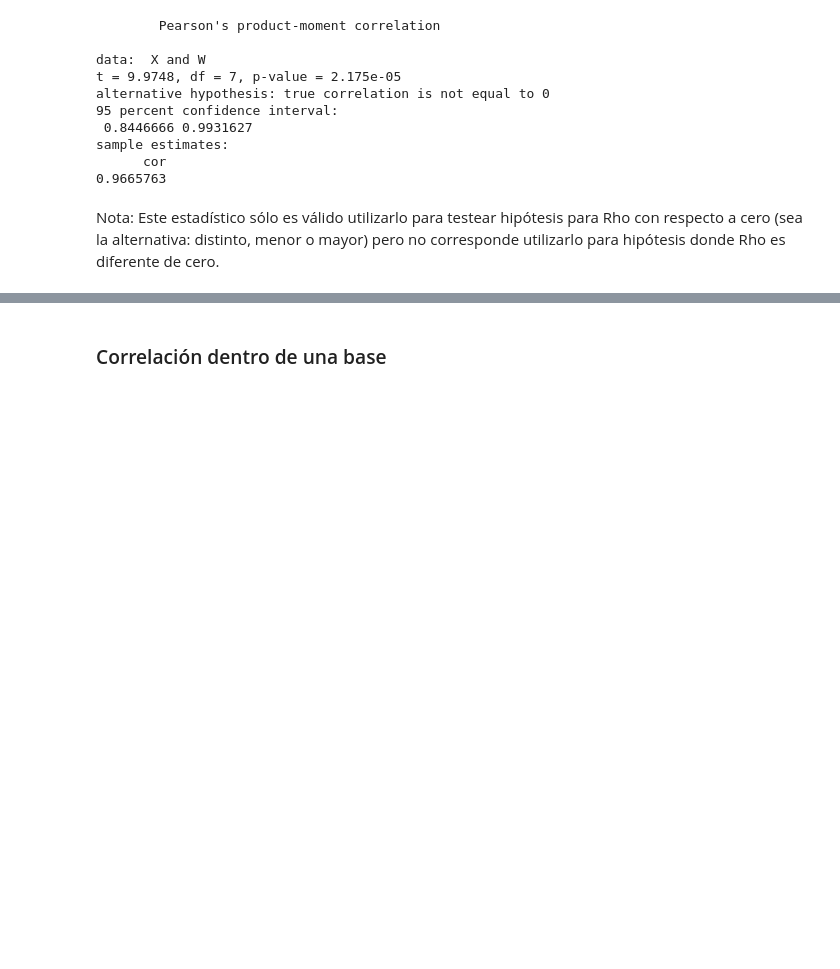
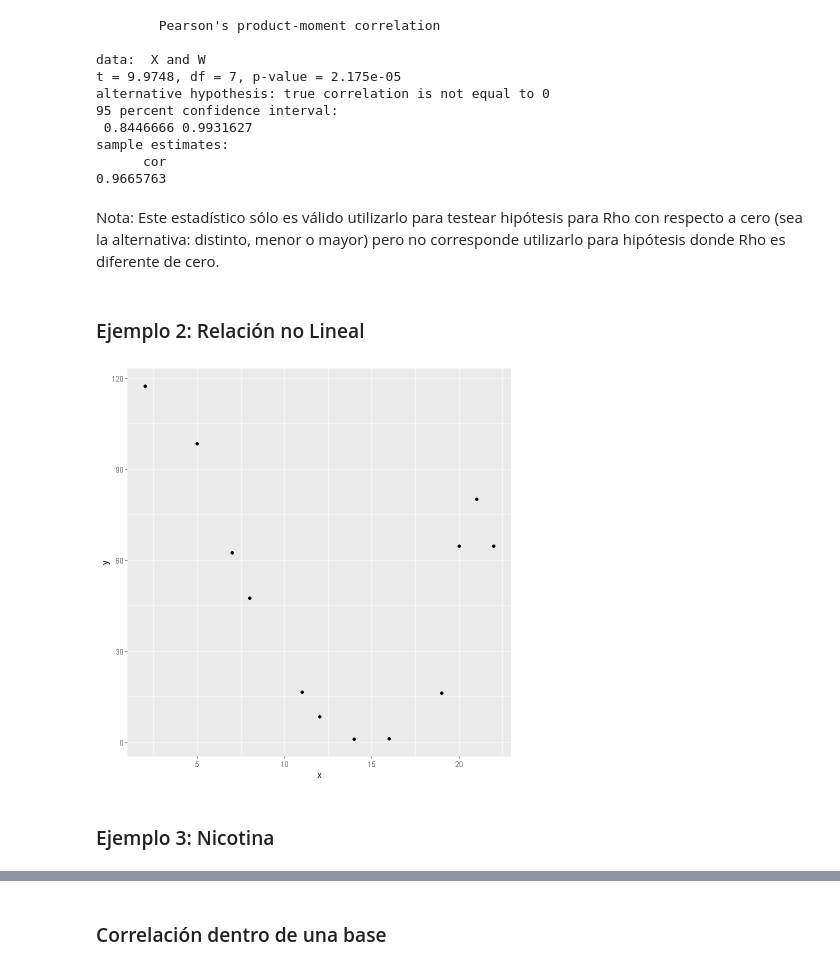
Before and after one commit to ferdcoz/mcd-reg-adv, a Jupyter notebook: RA_T_C1.ipynb, the cells around one changed output, grey strips where cells are left out. Drawn from its saved outputs; the diff is of its cells as text; code cells hidden in the pictures; blank space fills up the shorter version.

```diff
--- a/RA_T_C1.ipynb
+++ b/RA_T_C1.ipynb
@@ -61,3 +61,18 @@ sample estimates:
 0.9665763
 # %% [markdown]
 Nota: Este estadístico sólo es válido utilizarlo para testear hipótesis para Rho con respecto a cero (sea la alternativa: distinto, menor o mayor) pero no corresponde utilizarlo para hipótesis donde Rho es diferente de cero.
+# %% [markdown]
+### Ejemplo 2: Relación no Lineal
+# %%
+# Incorporamos los datos
+x = c( 2, 5, 7, 8, 11, 12, 14, 16, 19, 20, 21, 22 )
+y = c( 117.40, 98.50, 62.58, 47.45, 16.58, 8.39, 1.11, 1.18, 16.16, 64.71, 80.2, 64.7 )
+
+data = data.frame(x, y)
+# Polt
+ggplot( data = data, mapping = aes(x = x, y = y) ) +
+  geom_point()
+# %% [output]
+[figure, added]
+# %% [markdown]
+### Ejemplo 3: Nicotina
```
Also changed, not shown: parts of 5 cells of this notebook.
